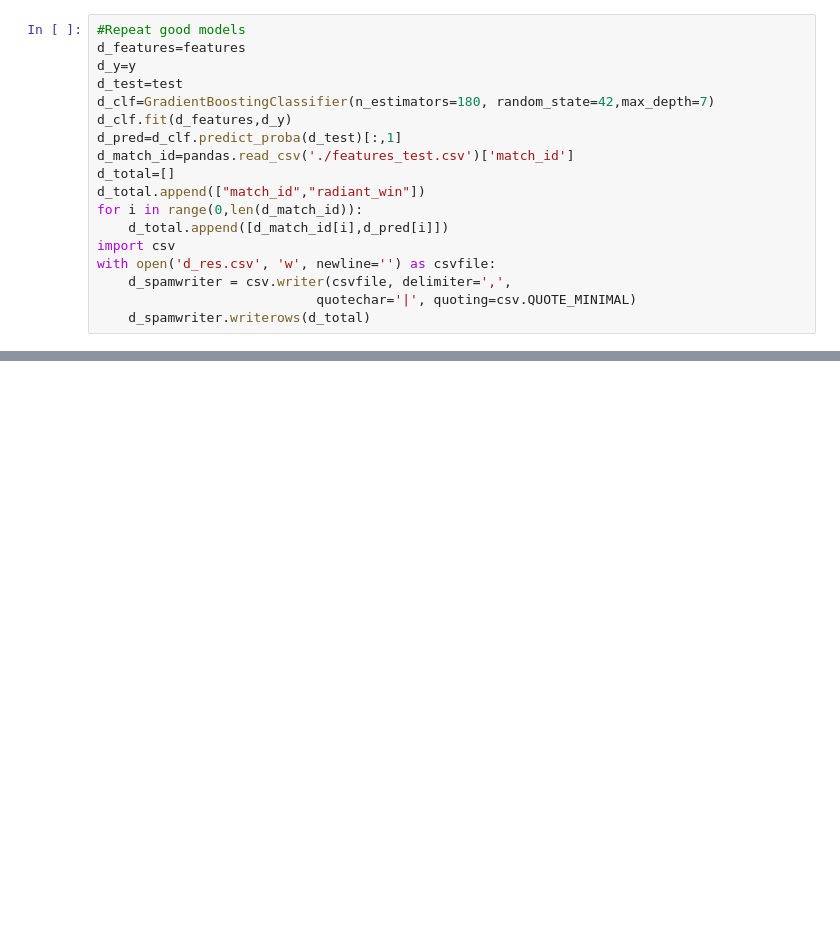
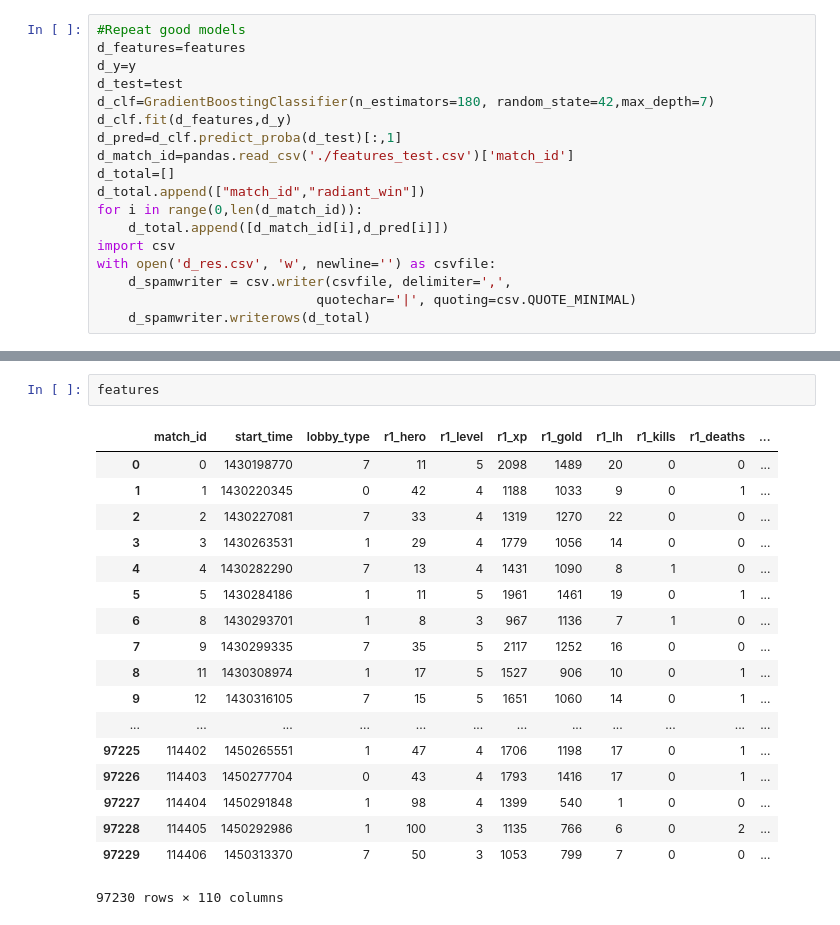
Before and after one commit to atepaevm/ML, a Jupyter notebook: week 7/Untitled.ipynb, the cells around one changed output, grey strips where cells are left out. Drawn from its saved outputs; the diff is of its cells as text; blank space fills up the shorter version.

```diff
--- a/week 7/Untitled.ipynb
+++ b/week 7/Untitled.ipynb
@@ -174,0 +219,21 @@ Name: radiant_win, Length: 19446, dtype: int64
+# %%
+features
+# %% [output]
+|  | match_id | start_time | lobby_type | r1_hero | r1_level | r1_xp | r1_gold | r1_lh | r1_kills | r1_deaths | ... |
+| 0 | 0 | 1430198770 | 7 | 11 | 5 | 2098 | 1489 | 20 | 0 | 0 | ... |
+| 1 | 1 | 1430220345 | 0 | 42 | 4 | 1188 | 1033 | 9 | 0 | 1 | ... |
+| 2 | 2 | 1430227081 | 7 | 33 | 4 | 1319 | 1270 | 22 | 0 | 0 | ... |
+| 3 | 3 | 1430263531 | 1 | 29 | 4 | 1779 | 1056 | 14 | 0 | 0 | ... |
+| 4 | 4 | 1430282290 | 7 | 13 | 4 | 1431 | 1090 | 8 | 1 | 0 | ... |
+| 5 | 5 | 1430284186 | 1 | 11 | 5 | 1961 | 1461 | 19 | 0 | 1 | ... |
+| 6 | 8 | 1430293701 | 1 | 8 | 3 | 967 | 1136 | 7 | 1 | 0 | ... |
+| 7 | 9 | 1430299335 | 7 | 35 | 5 | 2117 | 1252 | 16 | 0 | 0 | ... |
+| 8 | 11 | 1430308974 | 1 | 17 | 5 | 1527 | 906 | 10 | 0 | 1 | ... |
+| 9 | 12 | 1430316105 | 7 | 15 | 5 | 1651 | 1060 | 14 | 0 | 1 | ... |
+| ... | ... | ... | ... | ... | ... | ... | ... | ... | ... | ... | ... |
+| 97225 | 114402 | 1450265551 | 1 | 47 | 4 | 1706 | 1198 | 17 | 0 | 1 | ... |
+| 97226 | 114403 | 1450277704 | 0 | 43 | 4 | 1793 | 1416 | 17 | 0 | 1 | ... |
+| 97227 | 114404 | 1450291848 | 1 | 98 | 4 | 1399 | 540 | 1 | 0 | 0 | ... |
+| 97228 | 114405 | 1450292986 | 1 | 100 | 3 | 1135 | 766 | 6 | 0 | 2 | ... |
+| 97229 | 114406 | 1450313370 | 7 | 50 | 3 | 1053 | 799 | 7 | 0 | 0 | ... |
+97230 rows × 110 columns
```
Also changed, not shown: parts of 10 cells of this notebook, 1 other file.
